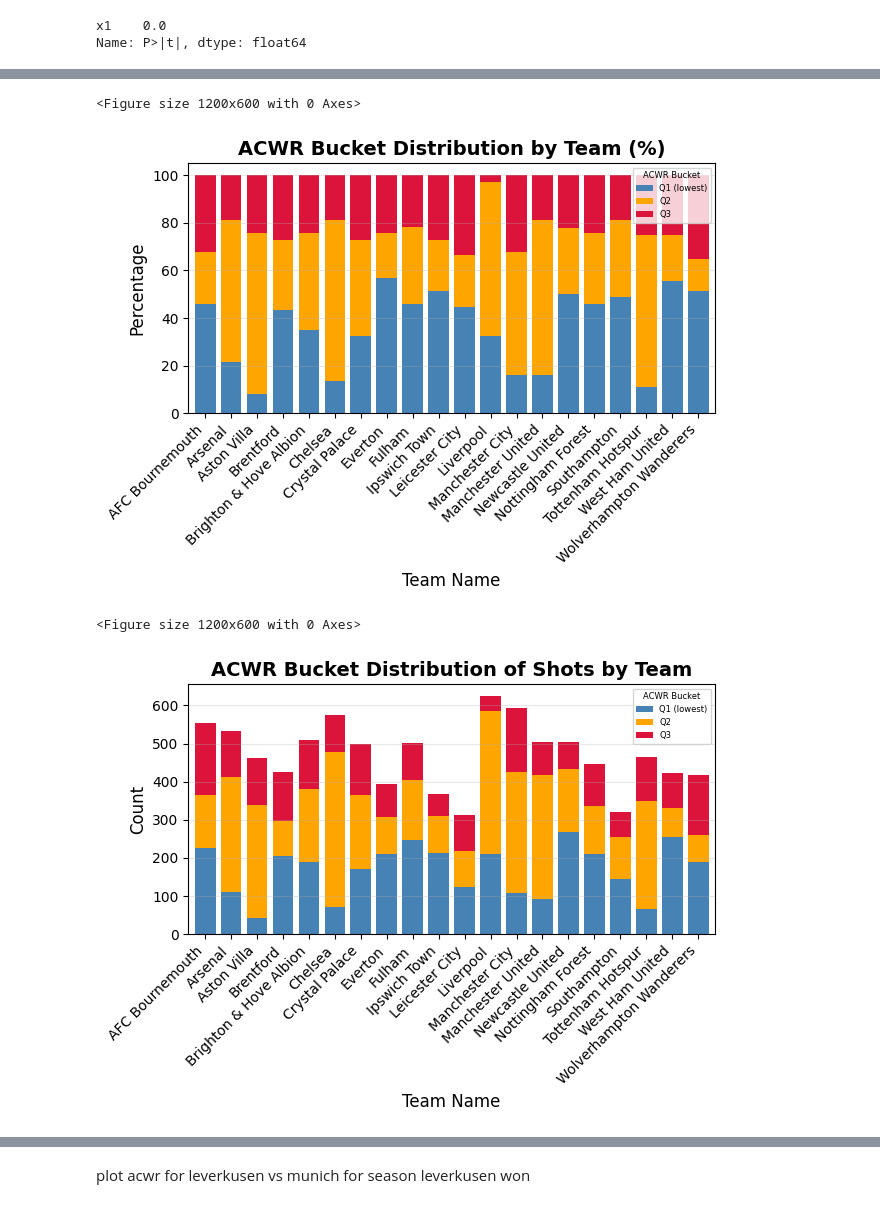
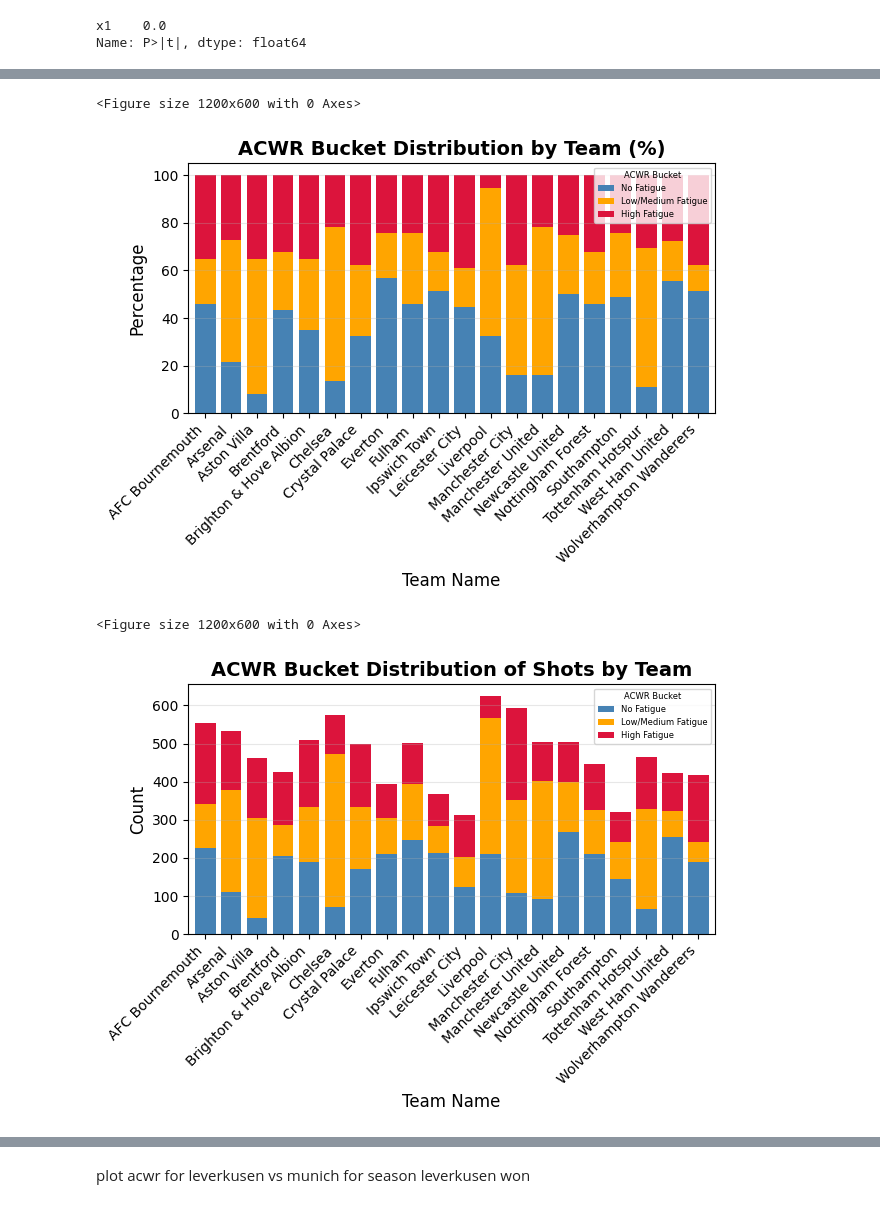
Before and after one commit to conormalone/Hudl_Performance_Insights_2025, a Jupyter notebook: team_xg_working.ipynb, the cells around one changed output, grey strips where cells are left out. Cells and saved outputs as stored; diff of their text form; code cells hidden in the pictures.

```diff
--- a/team_xg_working.ipynb
+++ b/team_xg_working.ipynb
@@ -76,8 +76,8 @@ team_metrics_df["ACWR"] = (team_metrics_df["WI_1_week"])/ (team_metrics_df["WI_1
 team_metrics_df["ACWR"] = np.where(team_metrics_df["ACWR"].isna(), 0,team_metrics_df["ACWR"])
 team_metrics_df["ACWR_bucket"] = pd.cut(
     team_metrics_df["ACWR"],
-    bins=[-float('inf'), 0.01, 2.5, float('inf')], #bins=[-float('inf'), 0.01, 1, float('inf')],# bins=[-float('inf'), 0.8, 1.3, 2, float('inf')],
-    labels=["Q1 (lowest)", "Q2", "Q3"]#, "Q4"
+    bins=[-float('inf'), 0.01, 2.3, float('inf')], #bins=[-float('inf'), 0.01, 1, float('inf')],# bins=[-float('inf'), 0.8, 1.3, 2, float('inf')],
+    labels=["No Fatigue", "Low/Medium Fatigue", "High Fatigue"]#, "Q4"
 )
 team_metrics_df["ACWR_pos"] = np.where(team_metrics_df["ACWR"]>0, 1,0)
 # %%
@@ -350,8 +350,8 @@ team_agg_df.columns = [f"{col[0]}_{col[1]}" if col[1] != '' else col[0]
                                 for col in team_agg_df.columns]
 team_agg_df["ACWR_bucket"] = pd.cut(
     team_agg_df["ACWR_mean"],
-    bins=[-float('inf'), 0.01, 2.5, float('inf')], #bins=[-float('inf'), 0.01, 1, float('inf')],# bins=[-float('inf'), 0.8, 1.3, 2, float('inf')],
-    labels=["Q1 (lowest)", "Q2", "Q3"]
+    bins=[-float('inf'), 0.01, 2.3, float('inf')], #bins=[-float('inf'), 0.01, 1, float('inf')],# bins=[-float('inf'), 0.8, 1.3, 2, float('inf')],
+    labels=["No Fatigue", "Low/Medium Fatigue", "High Fatigue"]
 )
 teamname_agg = team_agg_df.merge(teamlist, on="shot_team_id",how="left")
 teamname_agg = teamname_agg[teamname_agg.team_name.isin(standard_pl_teams)]
@@ -428,7 +428,7 @@ dtype: float64
 cross_tab = pd.crosstab(teamname_agg['team_name'], teamname_agg['ACWR_bucket'])
 
 # Ensure all 4 ACWR buckets are present (even if some have zero counts)
-all_buckets = ['Q1 (lowest)', 'Q2', 'Q3']
+all_buckets = ["No Fatigue", "Low/Medium Fatigue", "High Fatigue"]
 for bucket in all_buckets:
     if bucket not in cross_tab.columns:
         cross_tab[bucket] = 0
@@ -471,7 +471,7 @@ plt.tight_layout()
 plt.show()
 # %% [output]
 <Figure size 1200x600 with 0 Axes>
-[figure, old version]
+[figure, new version]
 # %%
 group_col = ["event_id","match_date","shot_team_id"]#
 mean_col = "statsbomb_xg"#'statsbomb_xg'
@@ -488,8 +488,8 @@ team_agg_df.columns = [f"{col[0]}_{col[1]}" if col[1] != '' else col[0]
                                 for col in team_agg_df.columns]
 team_agg_df["ACWR_bucket"] = pd.cut(
     team_agg_df["ACWR_mean"],
-    bins=[-float('inf'), 0.01, 2.5, float('inf')], #bins=[-float('inf'), 0.01, 1, float('inf')],# bins=[-float('inf'), 0.8, 1.3, 2, float('inf')],
-    labels=["Q1 (lowest)", "Q2", "Q3"]
+    bins=[-float('inf'), 0.01, 2.3, float('inf')], #bins=[-float('inf'), 0.01, 1, float('inf')],# bins=[-float('inf'), 0.8, 1.3, 2, float('inf')],
+    labels=["No Fatigue", "Low/Medium Fatigue", "High Fatigue"]
 )
 teamname_agg = team_agg_df.merge(teamlist, on="shot_team_id",how="left")
 teamname_agg = teamname_agg[teamname_agg.team_name.isin(standard_pl_teams)]
@@ -498,33 +498,33 @@ teamname_agg = teamname_agg[teamname_agg.match_date>dt.datetime(2024,8,1)]
 # %%
 cross_tab = pd.crosstab(teamname_agg['team_name'], teamname_agg['ACWR_bucket'])
 
 # Ensure all 4 ACWR buckets are present (even if some have zero counts)
-all_buckets = ['Q1 (lowest)', 'Q2', 'Q3']
+all_buckets =["No Fatigue", "Low/Medium Fatigue", "High Fatigue"]
 for bucket in all_buckets:
     if bucket not in cross_tab.columns:
         cross_tab[bucket] = 0
 
 # Reorder columns to match Q1-Q4 sequence
 cross_tab = cross_tab[all_buckets]
 
 # Define colors for each bucket
 colors = [ '#4682B4', '#FFA500', '#DC143C']  # '#2E8B57',Q1: green, Q2: blue, Q3: orange, Q4: red
 
 # Create the stacked bar chart
 plt.figure(figsize=(12, 6))
 ax = cross_tab.plot(kind='bar', stacked=True, color=colors, width=0.8)
 
 plt.title('ACWR Bucket Distribution of Shots by Team', fontsize=14, fontweight='bold')
 plt.xlabel('Team Name', fontsize=12)
 plt.ylabel('Count', fontsize=12)
 plt.xticks(rotation=45, ha='right')
 plt.legend(title='ACWR Bucket', title_fontsize=6, fontsize=6)
 plt.grid(axis='y', alpha=0.3)
 plt.tight_layout()
 plt.show()
 # %% [output]
 <Figure size 1200x600 with 0 Axes>
-[figure, old version]
+[figure, new version]
 # %%
 cross_tab = pd.crosstab(teamname_agg['team_name'], teamname_agg['ACWR_bucket'])
 cross_tab_percent = cross_tab.div(cross_tab.sum(axis=1), axis=0) * 100
```
Also changed, not shown: parts of 34 cells of this notebook, 2 other files.
